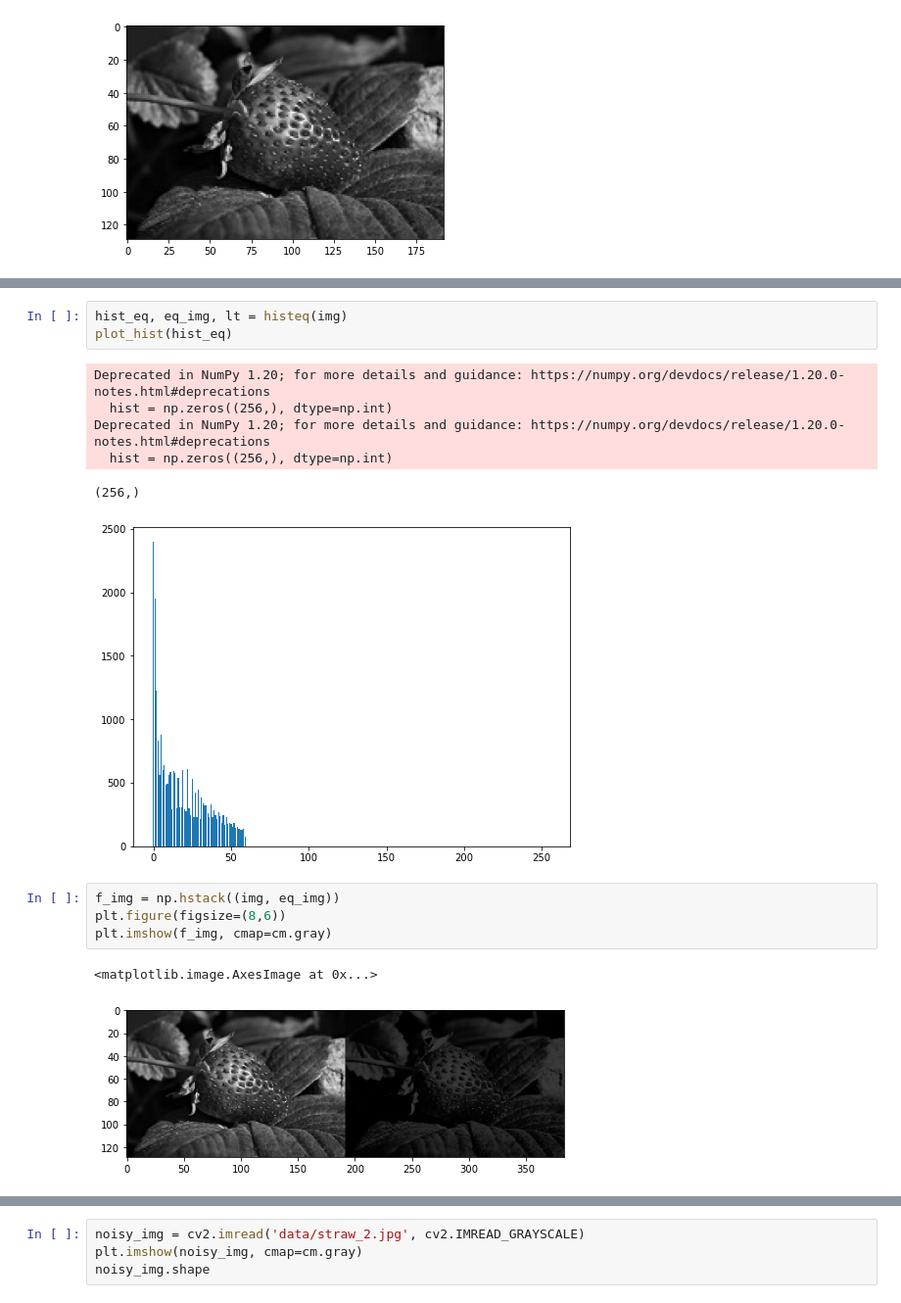
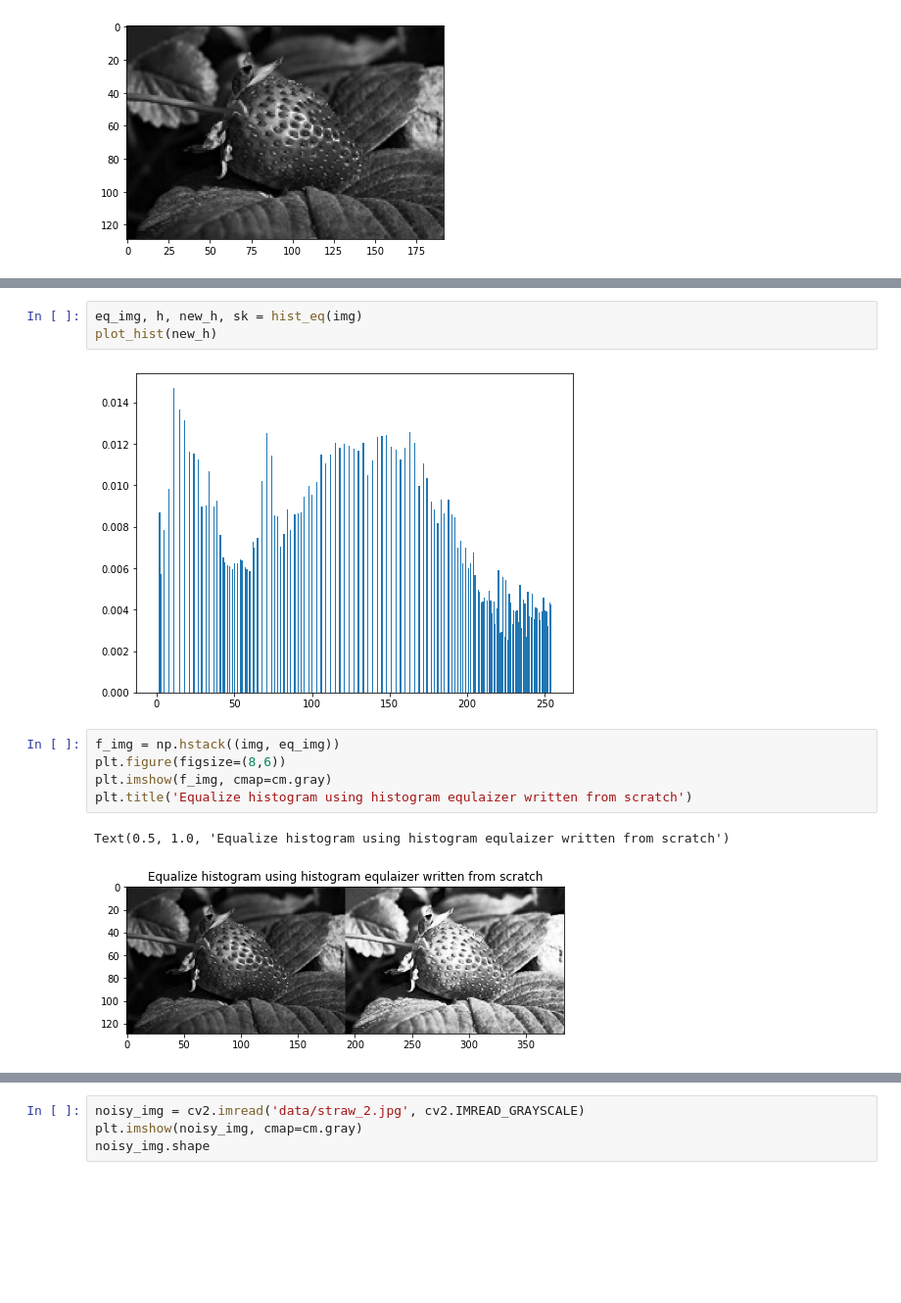
Before and after one commit to bereketeshete/Image-Processing, a Jupyter notebook: Assignment 2 - Image Enhancement/Assignment 2 Bereket.ipynb, the cells around one changed output, grey strips where cells are left out. Shown at 98% size. Drawn from its saved outputs; the diff is of its cells as text; blank space fills up the shorter version.

```diff
--- a/Assignment 2 - Image Enhancement/Assignment 2 Bereket.ipynb
+++ b/Assignment 2 - Image Enhancement/Assignment 2 Bereket.ipynb
@@ -161,17 +184,13 @@ Deprecated in NumPy 1.20; for more details and guidance: https://numpy.org/devdo
 # %%
-hist_eq, eq_img, lt = histeq(img)
-plot_hist(hist_eq)
+eq_img, h, new_h, sk = hist_eq(img)
+plot_hist(new_h)
 # %% [output]
-Deprecated in NumPy 1.20; for more details and guidance: https://numpy.org/devdocs/release/1.20.0-notes.html#deprecations
-  hist = np.zeros((256,), dtype=np.int)
-Deprecated in NumPy 1.20; for more details and guidance: https://numpy.org/devdocs/release/1.20.0-notes.html#deprecations
-  hist = np.zeros((256,), dtype=np.int)
-(256,)
-[figure, old version]
+[figure, new version]
 # %%
 f_img = np.hstack((img, eq_img))
 plt.figure(figsize=(8,6))
 plt.imshow(f_img, cmap=cm.gray)
+plt.title('Equalize histogram using histogram equlaizer written from scratch')
 # %% [output]
-<matplotlib.image.AxesImage at 0x...>
+Text(0.5, 1.0, 'Equalize histogram using histogram equlaizer written from scratch')
-[figure, old version]
+[figure, new version]
```
Also changed, not shown: parts of 23 cells of this notebook.
